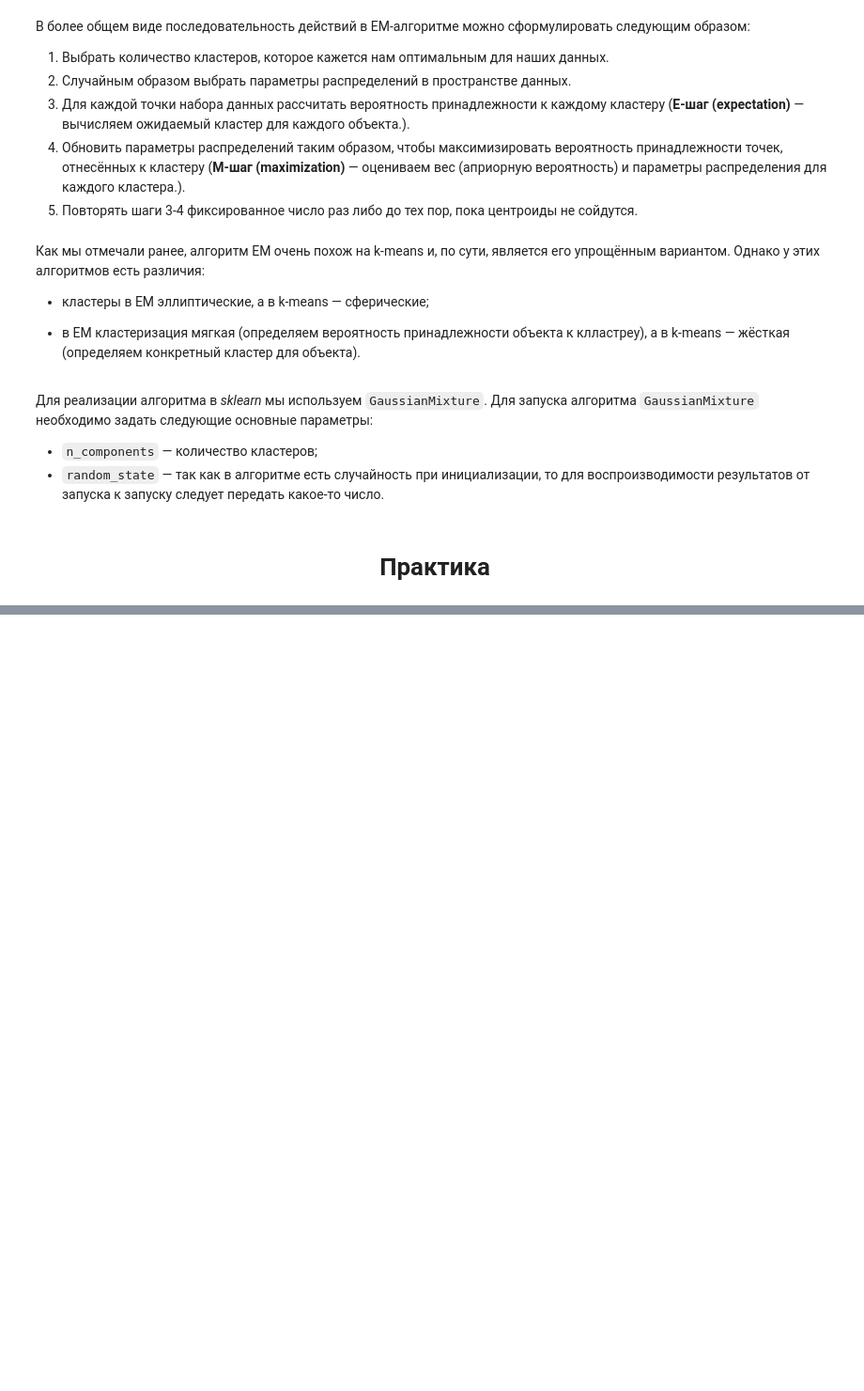
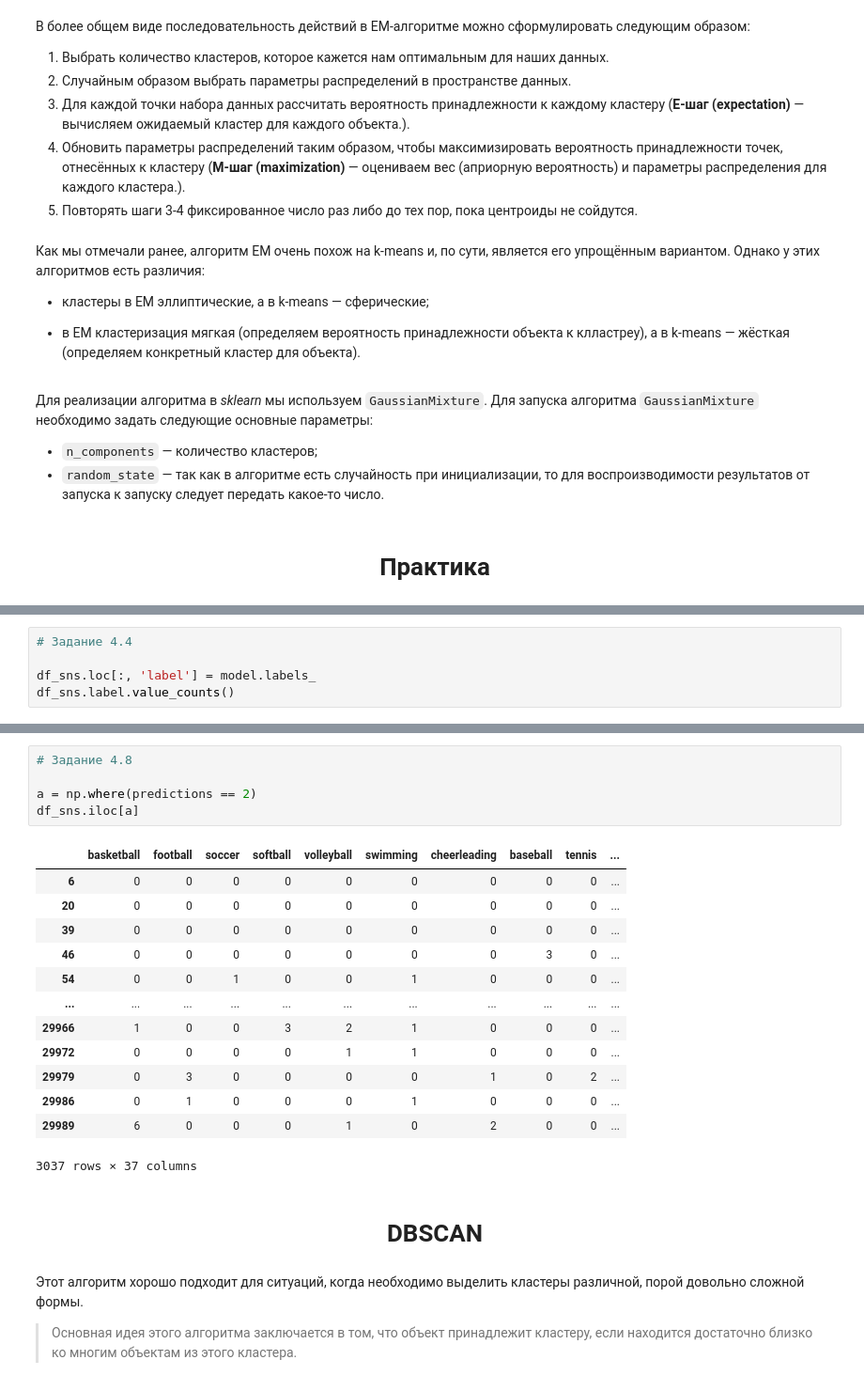
Before and after one commit to Rai1ag/Library, a Jupyter notebook: 6.HM_9_Кластеризация I/theory.ipynb, the cells around one changed output, grey strips where cells are left out. Shown at 94% size. Saved outputs shown, nothing was run; the diff lists cells and outputs as text; blank space fills up the shorter version.

```diff
--- a/6.HM_9_Кластеризация I/theory.ipynb
+++ b/6.HM_9_Кластеризация I/theory.ipynb
@@ -143,0 +188,5 @@ $$s_i=\frac{(b_i-a_i)}{max(a_i,b_i)}$$
+# %%
+# Задание 4.4
+
+df_sns.loc[:, 'label'] = model.labels_
+df_sns.label.value_counts()
@@ -143,0 +272,25 @@ $$s_i=\frac{(b_i-a_i)}{max(a_i,b_i)}$$
+# %%
+# Задание 4.8
+
+a = np.where(predictions == 2)
+df_sns.iloc[a]
+# %% [output]
+|  | basketball | football | soccer | softball | volleyball | swimming | cheerleading | baseball | tennis | ... |
+| 6 | 0 | 0 | 0 | 0 | 0 | 0 | 0 | 0 | 0 | ... |
+| 20 | 0 | 0 | 0 | 0 | 0 | 0 | 0 | 0 | 0 | ... |
+| 39 | 0 | 0 | 0 | 0 | 0 | 0 | 0 | 0 | 0 | ... |
+| 46 | 0 | 0 | 0 | 0 | 0 | 0 | 0 | 3 | 0 | ... |
+| 54 | 0 | 0 | 1 | 0 | 0 | 1 | 0 | 0 | 0 | ... |
+| ... | ... | ... | ... | ... | ... | ... | ... | ... | ... | ... |
+| 29966 | 1 | 0 | 0 | 3 | 2 | 1 | 0 | 0 | 0 | ... |
+| 29972 | 0 | 0 | 0 | 0 | 1 | 1 | 0 | 0 | 0 | ... |
+| 29979 | 0 | 3 | 0 | 0 | 0 | 0 | 1 | 0 | 2 | ... |
+| 29986 | 0 | 1 | 0 | 0 | 0 | 1 | 0 | 0 | 0 | ... |
+| 29989 | 6 | 0 | 0 | 0 | 1 | 0 | 2 | 0 | 0 | ... |
+3037 rows × 37 columns
+# %% [markdown]
+# <center>DBSCAN</center>
+# %% [markdown]
+Этот алгоритм хорошо подходит для ситуаций, когда необходимо выделить кластеры различной, порой довольно сложной формы.
+
+> Основная идея этого алгоритма заключается в том, что объект  принадлежит кластеру, если находится достаточно близко ко многим объектам из этого кластера.
```
Also changed, not shown: parts of 14 cells of this notebook, 1 other file.
